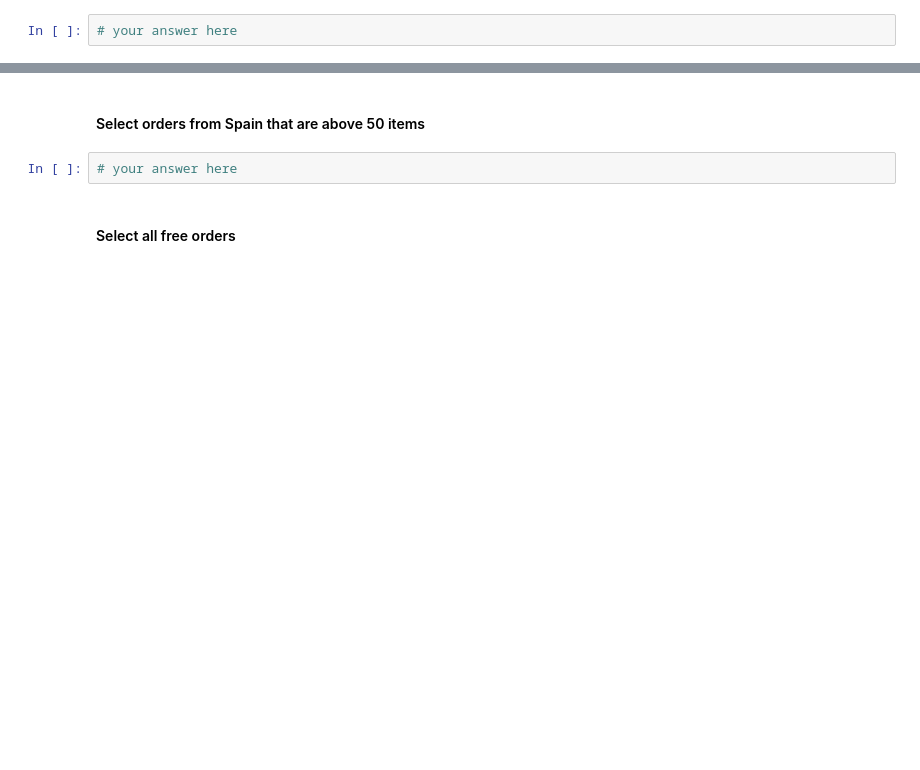
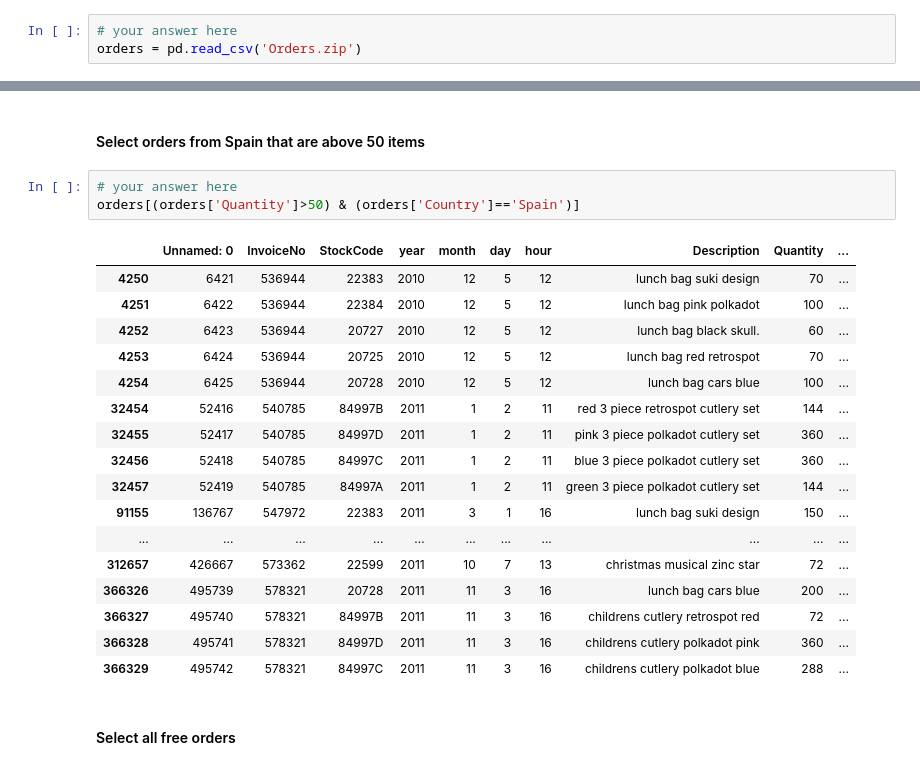
Before and after one commit to danielquer/data-pt-ber-08-20, a Jupyter notebook: Labs/module-2_labs/01_statistics/02_lab-subsetting-and-descriptive-stats/your-code/main-dani.ipynb, the cells around one changed output, grey strips where cells are left out. Saved outputs shown, nothing was run; the diff lists cells and outputs as text; blank space fills up the shorter version.

```diff
--- a/Labs/module-2_labs/01_statistics/02_lab-subsetting-and-descriptive-stats/your-code/main-dani.ipynb
+++ b/Labs/module-2_labs/01_statistics/02_lab-subsetting-and-descriptive-stats/your-code/main-dani.ipynb
@@ -277,6 +332,7 @@ employee[(employee['Title']=='associate') & (employee['Salary']>55)]
 #### Open the Orders.csv dataset. Name your dataset orders
 # %%
 # your answer here
+orders = pd.read_csv('Orders.zip')
 # %% [markdown]
 #### Explore your dataset by looking at the data types and the summary statistics. Comment your results
 # %%
@@ -310,6 +428,25 @@ employee[(employee['Title']=='associate') & (employee['Salary']>55)]
 #### Select orders from Spain that are above 50 items
 # %%
 # your answer here
+orders[(orders['Quantity']>50) & (orders['Country']=='Spain')]
+# %% [output]
+|  | Unnamed: 0 | InvoiceNo | StockCode | year | month | day | hour | Description | Quantity | ... |
+| 4250 | 6421 | 536944 | 22383 | 2010 | 12 | 5 | 12 | lunch bag suki design | 70 | ... |
+| 4251 | 6422 | 536944 | 22384 | 2010 | 12 | 5 | 12 | lunch bag pink polkadot | 100 | ... |
+| 4252 | 6423 | 536944 | 20727 | 2010 | 12 | 5 | 12 | lunch bag black skull. | 60 | ... |
+| 4253 | 6424 | 536944 | 20725 | 2010 | 12 | 5 | 12 | lunch bag red retrospot | 70 | ... |
+| 4254 | 6425 | 536944 | 20728 | 2010 | 12 | 5 | 12 | lunch bag cars blue | 100 | ... |
+| 32454 | 52416 | 540785 | 84997B | 2011 | 1 | 2 | 11 | red 3 piece retrospot cutlery set | 144 | ... |
+| 32455 | 52417 | 540785 | 84997D | 2011 | 1 | 2 | 11 | pink 3 piece polkadot cutlery set | 360 | ... |
+| 32456 | 52418 | 540785 | 84997C | 2011 | 1 | 2 | 11 | blue 3 piece polkadot cutlery set | 360 | ... |
+| 32457 | 52419 | 540785 | 84997A | 2011 | 1 | 2 | 11 | green 3 piece polkadot cutlery set | 144 | ... |
+| 91155 | 136767 | 547972 | 22383 | 2011 | 3 | 1 | 16 | lunch bag suki design | 150 | ... |
+| ... | ... | ... | ... | ... | ... | ... | ... | ... | ... | ... |
+| 312657 | 426667 | 573362 | 22599 | 2011 | 10 | 7 | 13 | christmas musical zinc star | 72 | ... |
+| 366326 | 495739 | 578321 | 20728 | 2011 | 11 | 3 | 16 | lunch bag cars blue | 200 | ... |
+| 366327 | 495740 | 578321 | 84997B | 2011 | 11 | 3 | 16 | childrens cutlery retrospot red | 72 | ... |
+| 366328 | 495741 | 578321 | 84997D | 2011 | 11 | 3 | 16 | childrens cutlery polkadot pink | 360 | ... |
+| 366329 | 495742 | 578321 | 84997C | 2011 | 11 | 3 | 16 | childrens cutlery polkadot blue | 288 | ... |
 # %% [markdown]
 #### Select all free orders
 # %%
```
Also changed, not shown: parts of 24 cells of this notebook, 3 other files.
